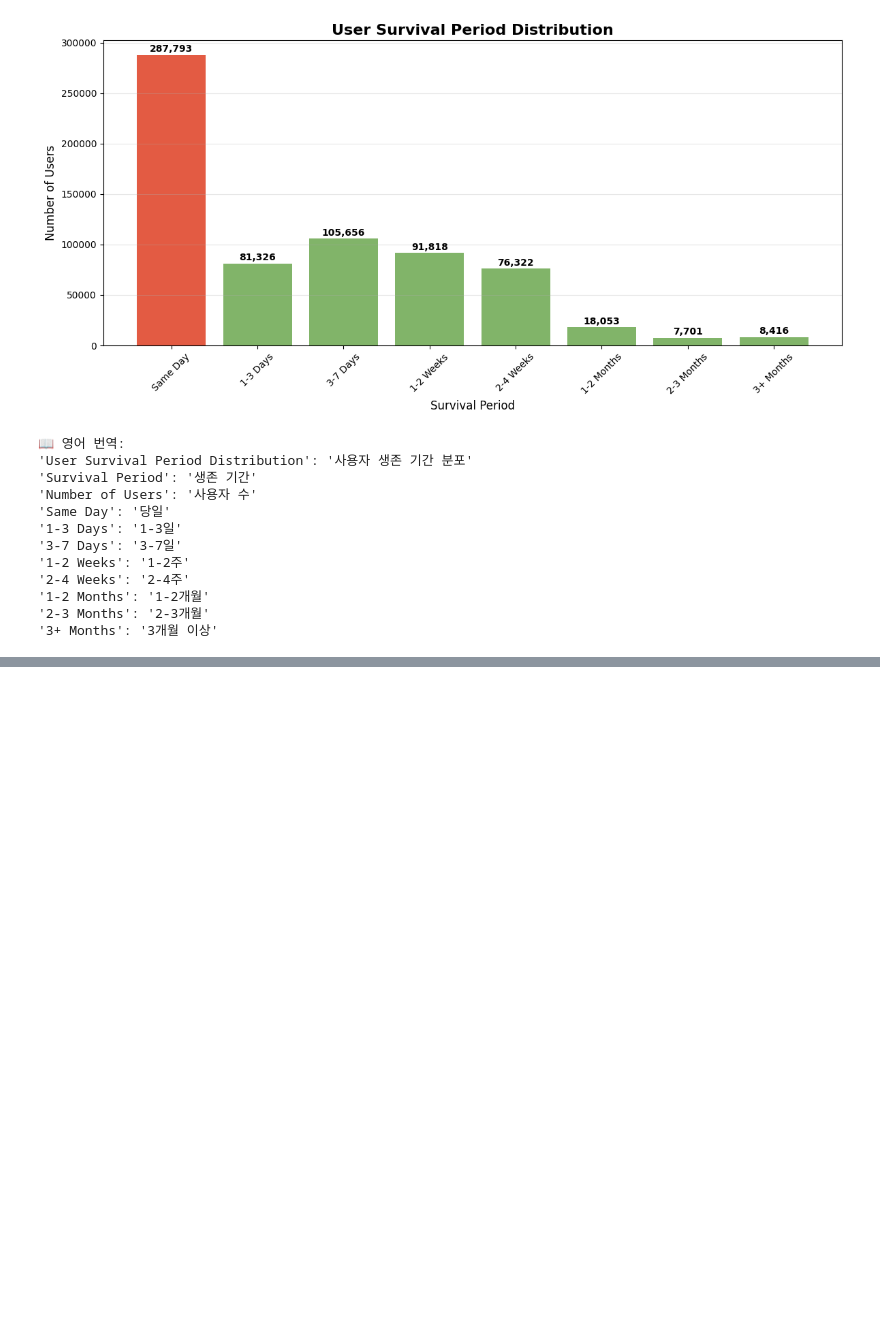
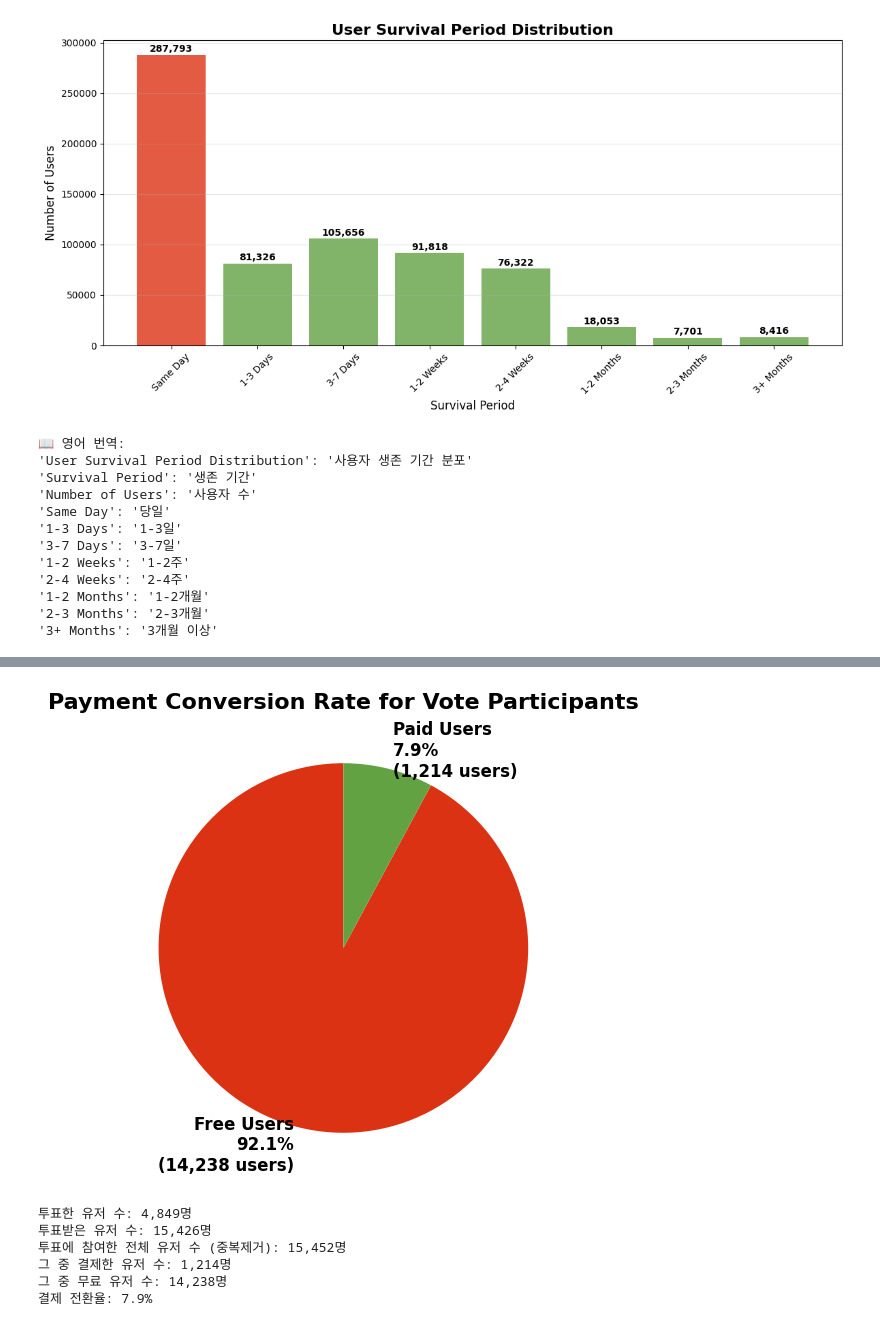
Before and after one commit to goodnews724/sprint_final_project, a Jupyter notebook: notebooks/hojae.ipynb, the cells around one changed output, grey strips where cells are left out. Saved outputs shown, nothing was run; the diff lists cells and outputs as text; code cells hidden in the pictures; blank space fills up the shorter version.

```diff
--- a/notebooks/hojae.ipynb
+++ b/notebooks/hojae.ipynb
@@ -6520,0 +6823,51 @@ print("'3+ Months': '3개월 이상'")
+# %%
+import pandas as pd
+import matplotlib.pyplot as plt
+import os
+
+# 데이터 로드
+data_dir = "/home/jovyan/work/data"
+
+# 투표에 참여한 모든 유저들 (투표했거나 투표받은 유저)
+vote_df = pd.read_csv(os.path.join(data_dir, 'accounts_userquestionrecord_processed.csv'))
+voters = set(vote_df['user_id'].dropna().unique())  # 투표한 유저
+chosen_users = set(vote_df['chosen_user_id'].dropna().unique())  # 투표받은 유저
+all_vote_participants = voters | chosen_users  # 투표에 참여한 모든 유저
+
+# 결제 유저들
+payment_df = pd.read_csv(os.path.join(data_dir, 'accounts_paymenthistory.csv'))
+paid_users = set(payment_df['user_id'].unique())
+
+# 투표 참여자 중 결제한 유저
+participants_and_paid = len(all_vote_participants & paid_users)
+participants_total = len(all_vote_participants)
+participants_free = participants_total - participants_and_paid
+conversion_rate = participants_and_paid / participants_total * 100
+
+# 파이차트
+plt.figure(figsize=(8, 6))
+sizes = [participants_free, participants_and_paid]
+labels = [f'Free Users\n{100-conversion_rate:.1f}%\n({participants_free:,} users)',
+          f'Paid Users\n{conversion_rate:.1f}%\n({participants_and_paid:,} users)']
+colors = ['#dc3214', '#62a243']
+
+plt.pie(sizes, labels=labels, colors=colors, autopct='', startangle=90,
+        textprops={'fontsize': 12, 'weight': 'bold'})
+plt.title(f'Payment Conversion Rate for Vote Participants',
+          fontsize=16, fontweight='bold')
+plt.show()
+
+print(f"투표한 유저 수: {len(voters):,}명")
+print(f"투표받은 유저 수: {len(chosen_users):,}명")
+print(f"투표에 참여한 전체 유저 수 (중복제거): {participants_total:,}명")
+print(f"그 중 결제한 유저 수: {participants_and_paid:,}명")
+print(f"그 중 무료 유저 수: {participants_free:,}명")
+print(f"결제 전환율: {conversion_rate:.1f}%")
+# %% [output]
+[figure, added]
+투표한 유저 수: 4,849명
+투표받은 유저 수: 15,426명
+투표에 참여한 전체 유저 수 (중복제거): 15,452명
+그 중 결제한 유저 수: 1,214명
+그 중 무료 유저 수: 14,238명
+결제 전환율: 7.9%
```
Also changed, not shown: parts of 19 cells of this notebook, 2 other files.
